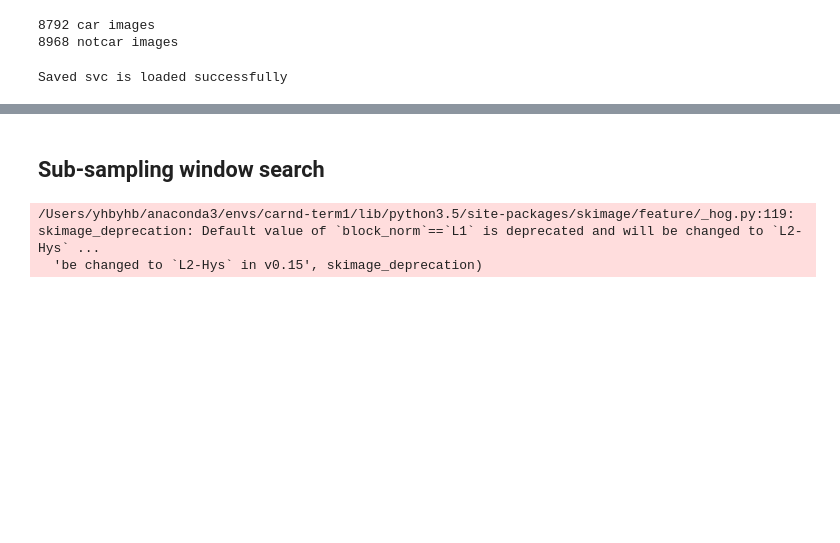
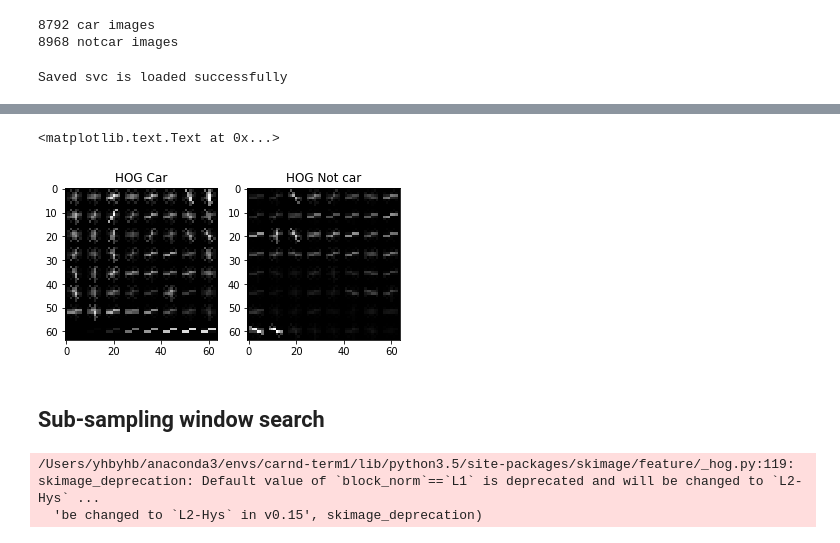
Before and after one commit to yhbyhb/CarND-Vehicle-Detection, a Jupyter notebook: P5.ipynb, the cells around one changed output, grey strips where cells are left out. Saved outputs shown, nothing was run; the diff lists cells and outputs as text; code cells hidden in the pictures; blank space fills up the shorter version.

```diff
--- a/P5.ipynb
+++ b/P5.ipynb
@@ -201,0 +142,28 @@ Saved svc is loaded successfully
+# %%
+cvt_car = cv2.cvtColor(sample_car, cv2.COLOR_RGB2YCrCb)
+cvt_notcar = cv2.cvtColor(sample_notcar, cv2.COLOR_RGB2YCrCb)
+
+f_c_list = []
+f_nc_list = []
+hog_c_list = []
+hog_nc_list = []
+
+for ch in range(3):
+    features_car, hog_car = get_hog_features(cvt_car[:,:,ch], orient, pix_per_cell, cell_per_block,
+                                        vis=True, feature_vec=True)
+    features_notcar, hog_notcar = get_hog_features(cvt_notcar[:,:,ch], orient, pix_per_cell, cell_per_block,
+                                        vis=True, feature_vec=True)
+    f_c_list.append(features_car)
+    f_nc_list.append(features_notcar)
+    hog_c_list.append(hog_car)
+    hog_nc_list.append(hog_notcar)
+
+# Plot the examples
+fig = plt.figure()
+plt.subplot(121)
+plt.imshow(hog_c_list[0], cmap='gray')
+plt.title('HOG Car')
+plt.subplot(122)
+plt.imshow(hog_nc_list[0], cmap='gray')
+plt.title('HOG Not car')
+# %% [output]
@@ -202,3 +172,5 @@ Saved svc is loaded successfully
+<matplotlib.text.Text at 0x...>
+[figure, added]
 # %% [markdown]
 ## Sub-sampling window search
 # %%
```
Also changed, not shown: parts of 21 cells of this notebook, 1 other file.
